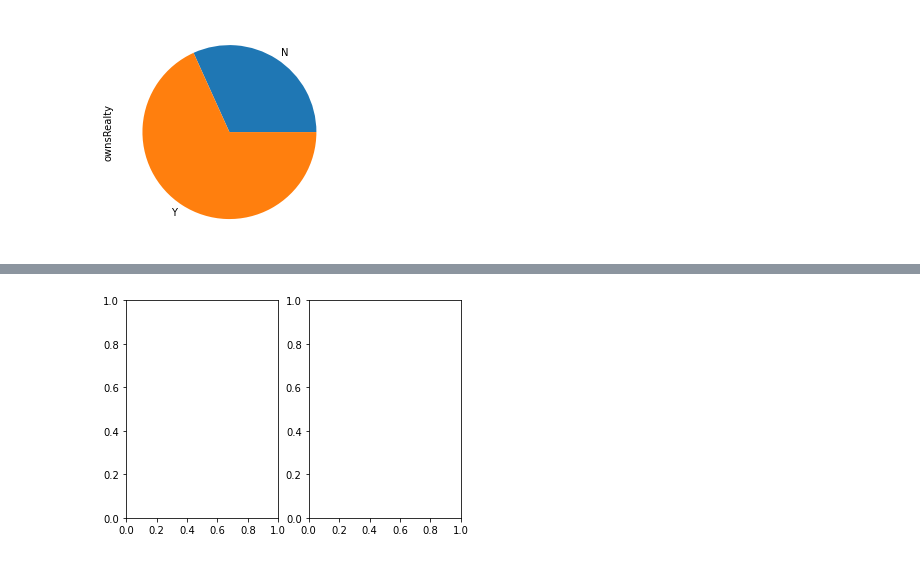
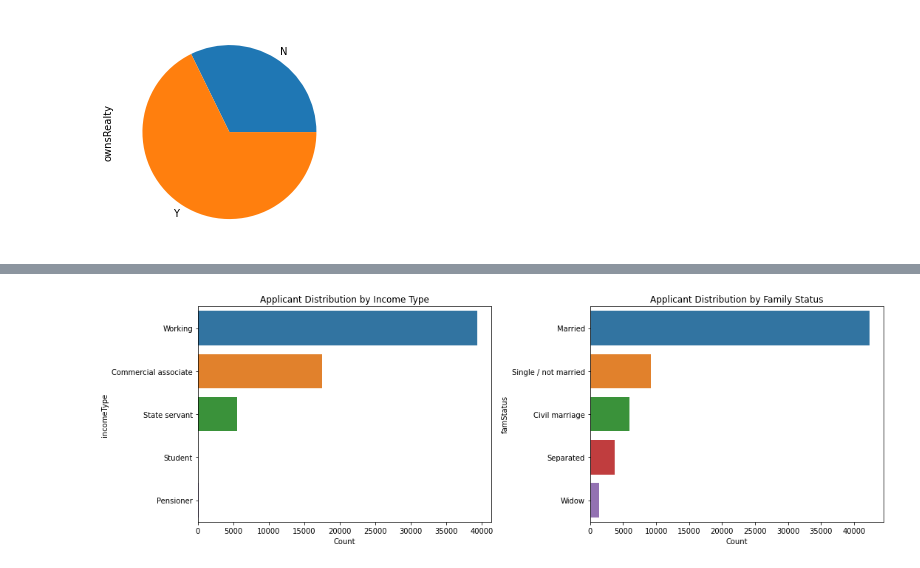
Before and after one commit to dezgarci/Data-Science-Dez2, a Jupyter notebook: CreditCardApprovals.ipynb, the cells around one changed output, grey strips where cells are left out. Cells and saved outputs as stored; diff of their text form; code cells hidden in the pictures.

```diff
--- a/CreditCardApprovals.ipynb
+++ b/CreditCardApprovals.ipynb
@@ -147,0 +173,3 @@ applications2.head()
+# %%
+# drop duplicates
+applications3=applications2.drop_duplicates(subset=applications2.columns[1:], keep='first')
@@ -233,8 +299,18 @@ g5 = applications2.groupby('ownsRealty')['ownsRealty'].count().plot(kind='pie',
 # %%
+# Income type, family status distributions
+
 fig, axes = plt.subplots(1,2)
 
-incTDist=sns.countplot(y=data.incomeType,linewidth=1.2, ax=axes[0])
-incTDist.set_title("Customer Distribution by Income Type")
+incTDist=sns.countplot(y=applications3.incomeType,linewidth=1.2, ax=axes[0])
+incTDist.set_title("Applicant Distribution by Income Type")
 incTDist.set_xlabel("Count")
+
+famDist=sns.countplot(y=applications3.famStatus,linewidth=1.2, ax=axes[1])
+famDist.set_title("Applicant Distribution by Family Status")
+famDist.set_xlabel("Count")
+
+fig.set_size_inches(15,5)
+
+plt.tight_layout()
 # %% [output]
-[figure, old version]
+[figure, new version]
```
Also changed, not shown: parts of 38 cells of this notebook.
